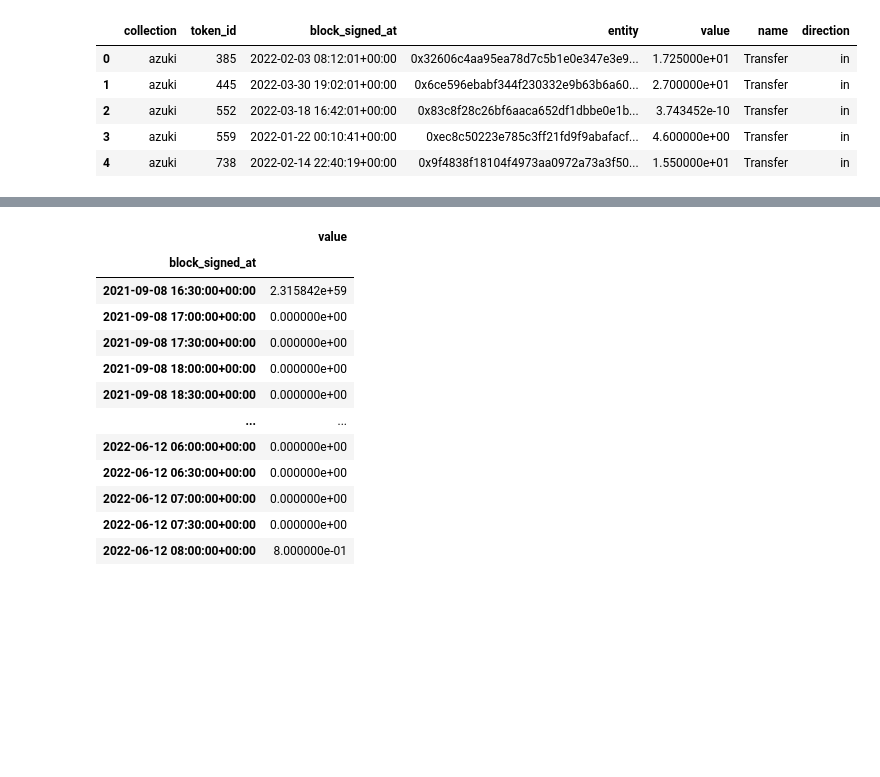
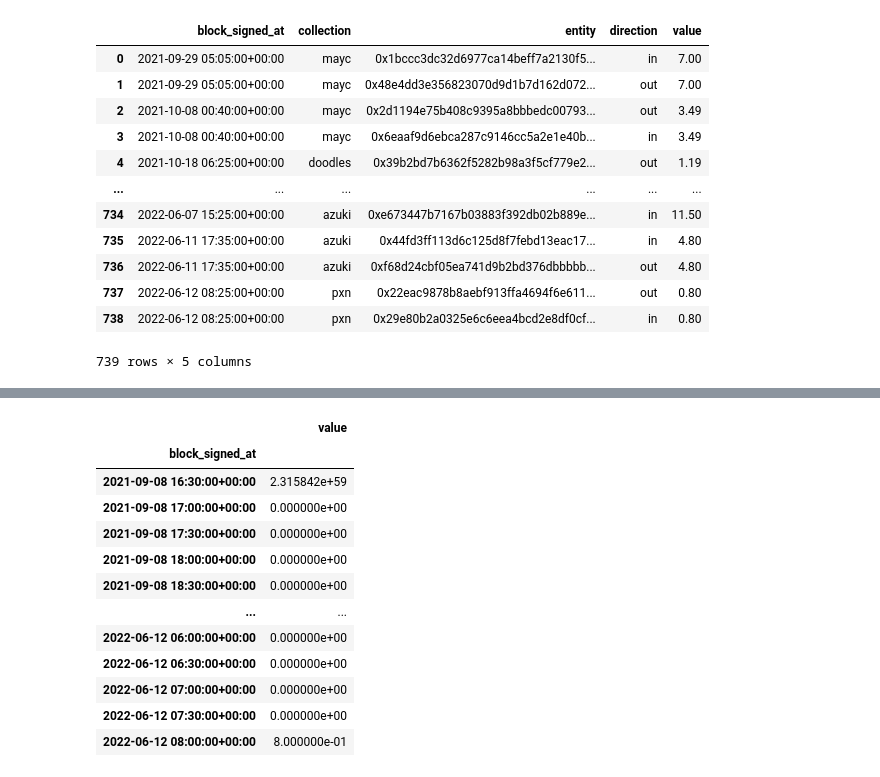
Before and after one commit to craycrayfish/NetworkFT, a Jupyter notebook: notebooks/playground.ipynb, the cells around one changed output, grey strips where cells are left out. Drawn from its saved outputs; the diff is of its cells as text; code cells hidden in the pictures; blank space fills up the shorter version.

```diff
--- a/notebooks/playground.ipynb
+++ b/notebooks/playground.ipynb
@@ -23,4 +23,4 @@ catalog.list()
 ]
 # %%
-df = catalog.load("pri_covalent_txs")
+df = catalog.load("pri_txs_uni_agg")
 # %% [output]
@@ -28 +28,17 @@ df = catalog.load("pri_covalent_txs")
+# %%
+df
+# %% [output]
+|  | block_signed_at | collection | entity | direction | value |
+| 0 | 2021-09-29 05:05:00+00:00 | mayc | 0x1bccc3dc32d6977ca14beff7a2130f5... | in | 7.00 |
+| 1 | 2021-09-29 05:05:00+00:00 | mayc | 0x48e4dd3e356823070d9d1b7d162d072... | out | 7.00 |
+| 2 | 2021-10-08 00:40:00+00:00 | mayc | 0x2d1194e75b408c9395a8bbbedc00793... | out | 3.49 |
+| 3 | 2021-10-08 00:40:00+00:00 | mayc | 0x6eaaf9d6ebca287c9146cc5a2e1e40b... | in | 3.49 |
+| 4 | 2021-10-18 06:25:00+00:00 | doodles | 0x39b2bd7b6362f5282b98a3f5cf779e2... | out | 1.19 |
+| ... | ... | ... | ... | ... | ... |
+| 734 | 2022-06-07 15:25:00+00:00 | azuki | 0xe673447b7167b03883f392db02b889e... | in | 11.50 |
+| 735 | 2022-06-11 17:35:00+00:00 | azuki | 0x44fd3ff113d6c125d8f7febd13eac17... | in | 4.80 |
+| 736 | 2022-06-11 17:35:00+00:00 | azuki | 0xf68d24cbf05ea741d9b2bd376dbbbbb... | out | 4.80 |
+| 737 | 2022-06-12 08:25:00+00:00 | pxn | 0x22eac9878b8aebf913ffa4694f6e611... | out | 0.80 |
+| 738 | 2022-06-12 08:25:00+00:00 | pxn | 0x29e80b2a0325e6c6eea4bcd2e8df0cf... | in | 0.80 |
+739 rows × 5 columns
 # %%
@@ -41,9 +45,0 @@ df_uni = df_convert_to_unidirectional(df)
-# %%
-df_uni.head()
-# %% [output]
-|  | collection | token_id | block_signed_at | entity | value | name | direction |
-| 0 | azuki | 385 | 2022-02-03 08:12:01+00:00 | 0x32606c4aa95ea78d7c5b1e0e347e3e9... | 1.725000e+01 | Transfer | in |
-| 1 | azuki | 445 | 2022-03-30 19:02:01+00:00 | 0x6ce596ebabf344f230332e9b63b6a60... | 2.700000e+01 | Transfer | in |
-| 2 | azuki | 552 | 2022-03-18 16:42:01+00:00 | 0x83c8f28c26bf6aaca652df1dbbe0e1b... | 3.743452e-10 | Transfer | in |
-| 3 | azuki | 559 | 2022-01-22 00:10:41+00:00 | 0xec8c50223e785c3ff21fd9f9abafacf... | 4.600000e+00 | Transfer | in |
-| 4 | azuki | 738 | 2022-02-14 22:40:19+00:00 | 0x9f4838f18104f4973aa0972a73a3f50... | 1.550000e+01 | Transfer | in |
```
Also changed, not shown: parts of 6 cells of this notebook, 7 other files.
